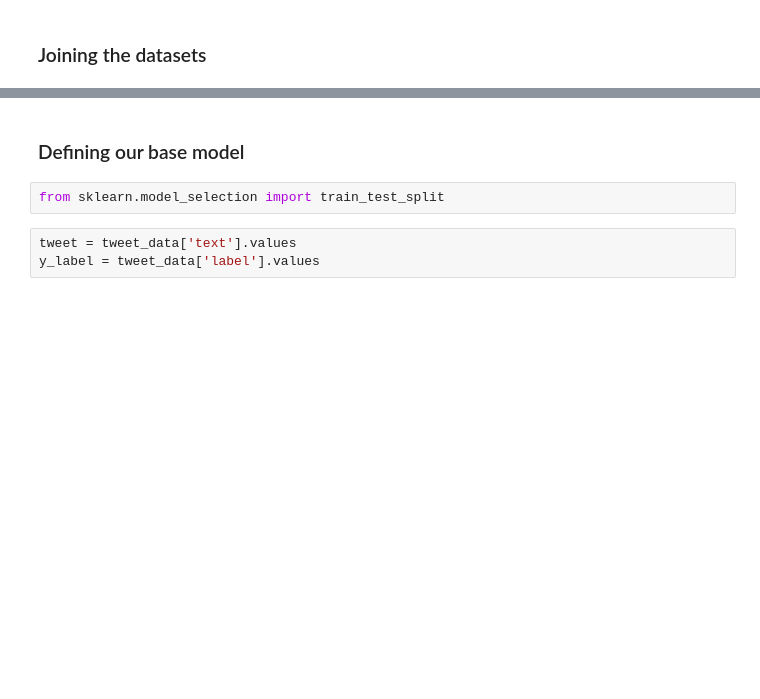
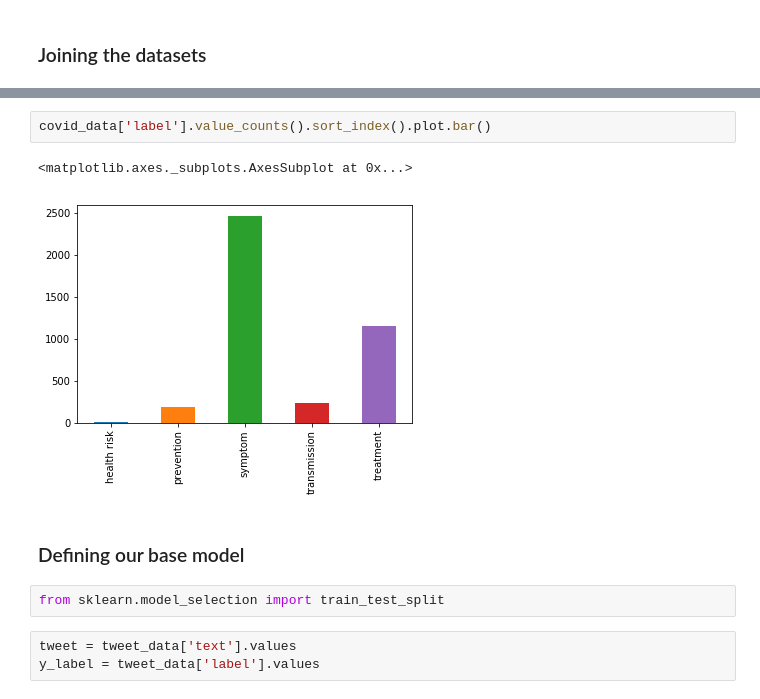
Before and after one commit to samOpare/classification-with-BERT, a Jupyter notebook: main.ipynb, the cells around one changed output, grey strips where cells are left out. Cells and saved outputs as stored; diff of their text form; blank space fills up the shorter version.

```diff
--- a/main.ipynb
+++ b/main.ipynb
@@ -361,3 +354,8 @@ tweet_data.head()
+# %%
+covid_data['label'].value_counts().sort_index().plot.bar()
+# %% [output]
+<matplotlib.axes._subplots.AxesSubplot at 0x...>
+[figure, added]
 # %% [markdown]
 ###  Defining our base model
 # %%
```
Also changed, not shown: parts of 13 cells of this notebook.
